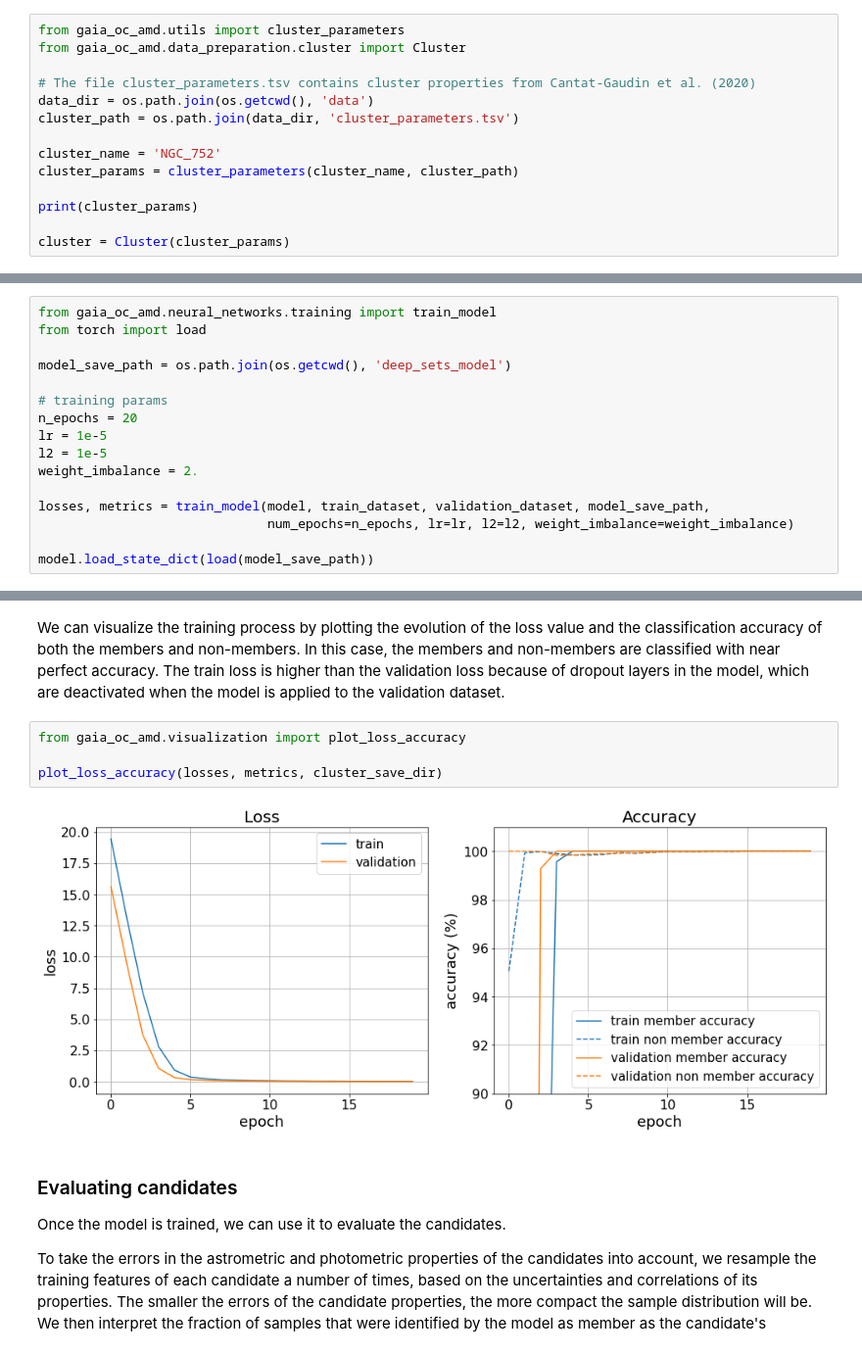
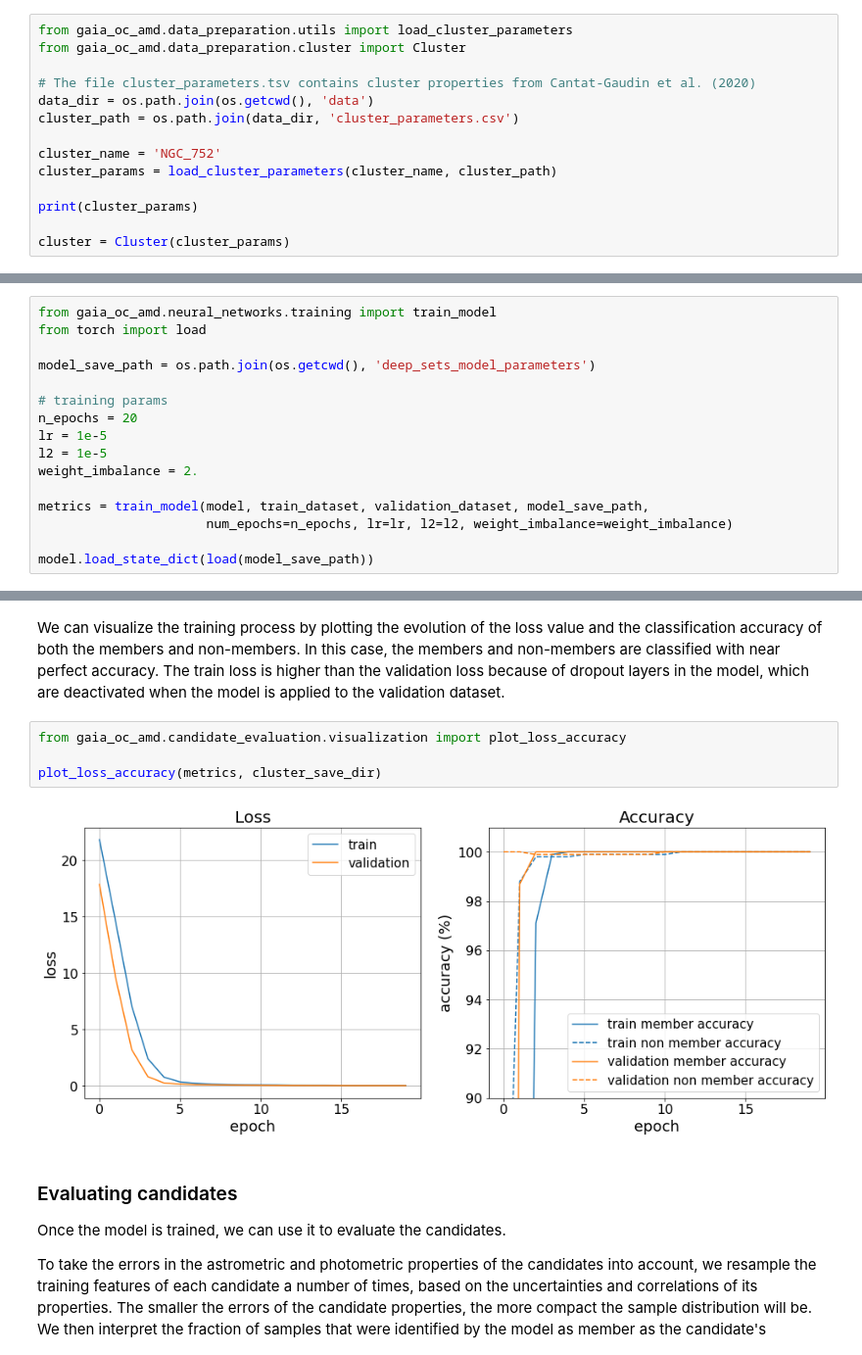
Before and after one commit to MGJvanGroeningen/gaia_oc_amd, a Jupyter notebook: tutorial.ipynb, the cells around one changed output, grey strips where cells are left out. Shown at 98% size. Saved outputs shown, nothing was run; the diff lists cells and outputs as text.

```diff
--- a/tutorial.ipynb
+++ b/tutorial.ipynb
@@ -27,15 +31,15 @@ The required properties and (key) are:
 
 Note: Although the distance can be calculated with the parallax, we use explicit distances obtained by Cantat-Gaudin et al. (2020). These were determined by a neural network that also took the distribution of the members in the colour-magnitude diagram (CMD) into account. The CMD distribution constrains the distance modulus and thus the distance, which is helpful as the parallax often has relatively large errors and is subject to systematic biases.
 # %%
-from gaia_oc_amd.utils import cluster_parameters
+from gaia_oc_amd.data_preparation.utils import load_cluster_parameters
 from gaia_oc_amd.data_preparation.cluster import Cluster
 
 # The file cluster_parameters.tsv contains cluster properties from Cantat-Gaudin et al. (2020)
 data_dir = os.path.join(os.getcwd(), 'data')
-cluster_path = os.path.join(data_dir, 'cluster_parameters.tsv')
+cluster_path = os.path.join(data_dir, 'cluster_parameters.csv')
 
 cluster_name = 'NGC_752'
-cluster_params = cluster_parameters(cluster_name, cluster_path)
+cluster_params = load_cluster_parameters(cluster_name, cluster_path)
 
 print(cluster_params)
 
@@ -317,7 +340,7 @@ Training is done with the `train_model` function, where we train for a maximum o
 from gaia_oc_amd.neural_networks.training import train_model
 from torch import load
 
-model_save_path = os.path.join(os.getcwd(), 'deep_sets_model')
+model_save_path = os.path.join(os.getcwd(), 'deep_sets_model_parameters')
 
 # training params
 n_epochs = 20
@@ -325,8 +348,8 @@ lr = 1e-5
 l2 = 1e-5
 weight_imbalance = 2.
 
-losses, metrics = train_model(model, train_dataset, validation_dataset, model_save_path,
-                              num_epochs=n_epochs, lr=lr, l2=l2, weight_imbalance=weight_imbalance)
+metrics = train_model(model, train_dataset, validation_dataset, model_save_path,
+                      num_epochs=n_epochs, lr=lr, l2=l2, weight_imbalance=weight_imbalance)
 
 model.load_state_dict(load(model_save_path))
 # %% [output]
@@ -334,11 +357,11 @@ model.load_state_dict(load(model_save_path))
 # %% [markdown]
 We can visualize the training process by plotting the evolution of the loss value and the classification accuracy of both the members and non-members. In this case, the members and non-members are classified with near perfect accuracy. The train loss is higher than the validation loss because of dropout layers in the model, which are deactivated when the model is applied to the validation dataset.
 # %%
-from gaia_oc_amd.visualization import plot_loss_accuracy
+from gaia_oc_amd.candidate_evaluation.visualization import plot_loss_accuracy
 
-plot_loss_accuracy(losses, metrics, cluster_save_dir)
+plot_loss_accuracy(metrics, cluster_save_dir)
 # %% [output]
-[figure, old version]
+[figure, new version]
 # %% [markdown]
 ### Evaluating candidates
 
```
Also changed, not shown: parts of 27 cells of this notebook.
